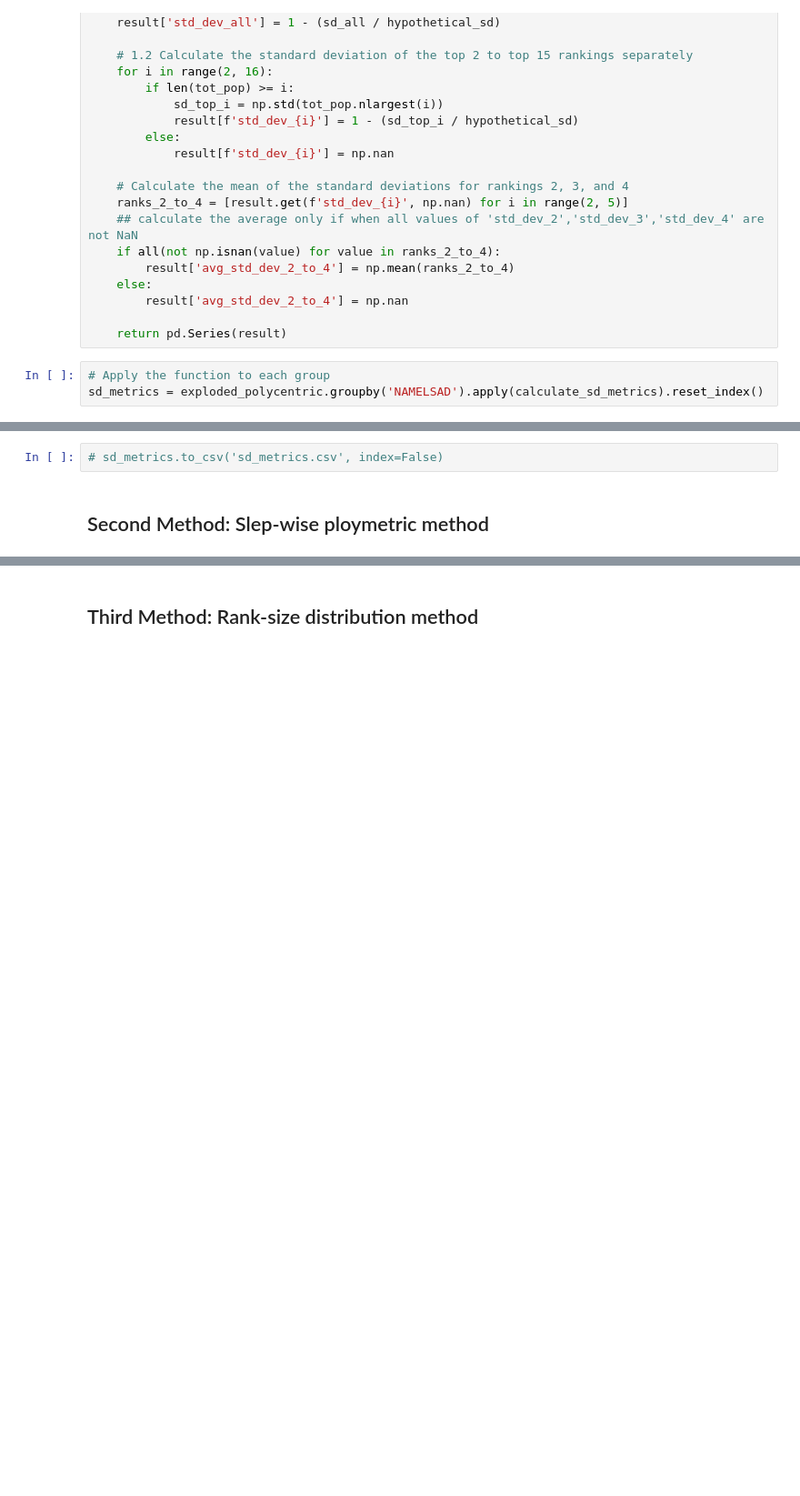
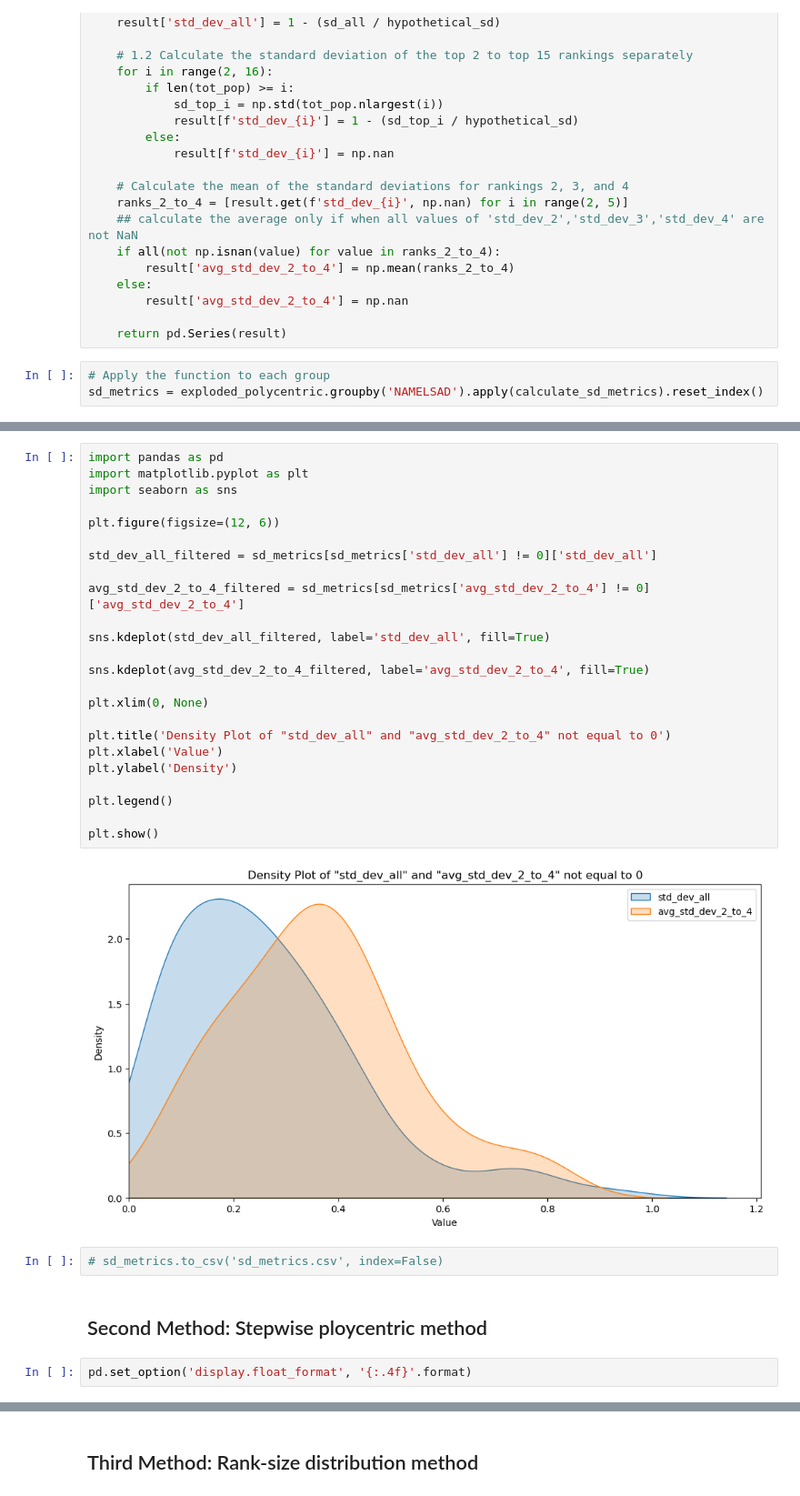
Before and after one commit to HOUPU1993/Polymetric-and-Monometric-analysis, a Jupyter notebook: Polymetric and Monometric analysis.ipynb, the cells around one changed output, grey strips where cells are left out. Shown at 91% size. Cells and saved outputs as stored; diff of their text form; blank space fills up the shorter version.

```diff
--- a/Polymetric and Monometric analysis.ipynb
+++ b/Polymetric and Monometric analysis.ipynb
@@ -809,4 +812,32 @@ plt.show()
+# %%
+import pandas as pd
+import matplotlib.pyplot as plt
+import seaborn as sns
+
+plt.figure(figsize=(12, 6))
+
+std_dev_all_filtered = sd_metrics[sd_metrics['std_dev_all'] != 0]['std_dev_all']
+
+avg_std_dev_2_to_4_filtered = sd_metrics[sd_metrics['avg_std_dev_2_to_4'] != 0]['avg_std_dev_2_to_4']
+
+sns.kdeplot(std_dev_all_filtered, label='std_dev_all', fill=True)
+
+sns.kdeplot(avg_std_dev_2_to_4_filtered, label='avg_std_dev_2_to_4', fill=True)
+
+plt.xlim(0, None)
+
+plt.title('Density Plot of "std_dev_all" and "avg_std_dev_2_to_4" not equal to 0')
+plt.xlabel('Value')
+plt.ylabel('Density')
+
+plt.legend()
+
+plt.show()
+# %% [output]
+[figure, added]
 # %%
 # sd_metrics.to_csv('sd_metrics.csv', index=False)
 # %% [markdown]
-## Second Method: Slep-wise ploymetric method
+## Second Method: Stepwise ploycentric method
+# %%
+pd.set_option('display.float_format', '{:.4f}'.format)
```
Also changed, not shown: parts of 26 cells of this notebook, 3 other files.
